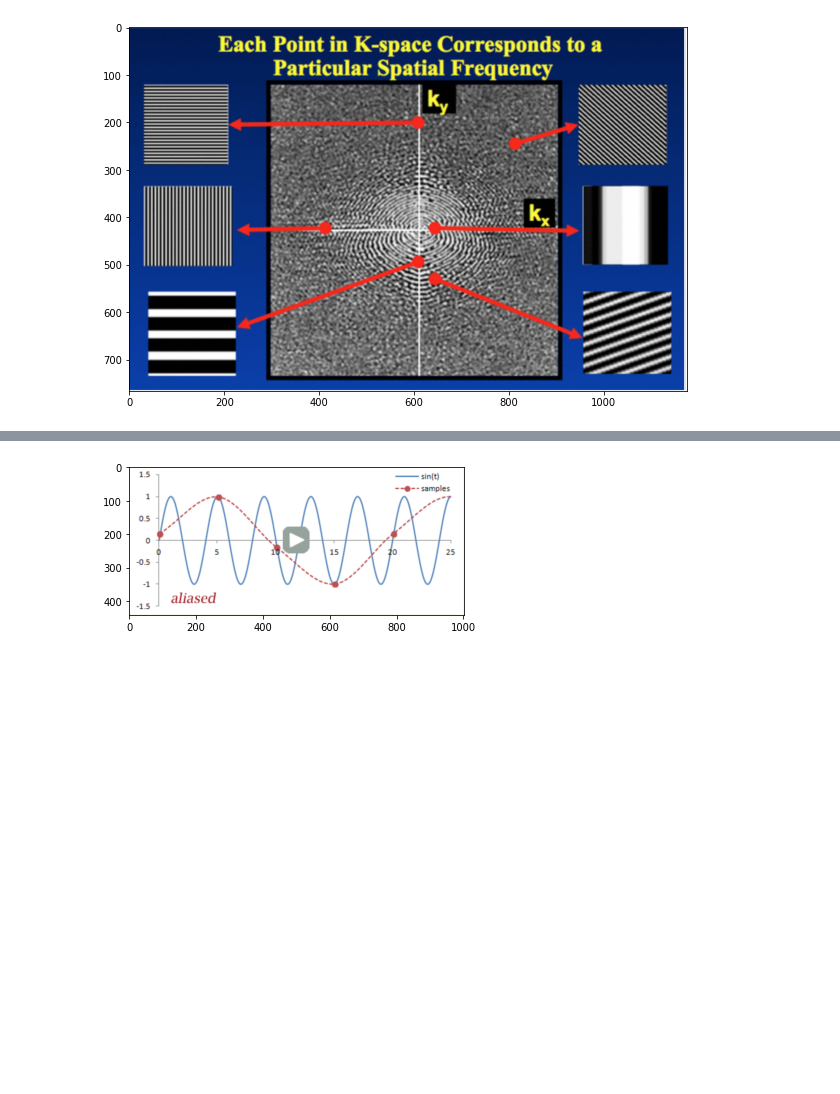
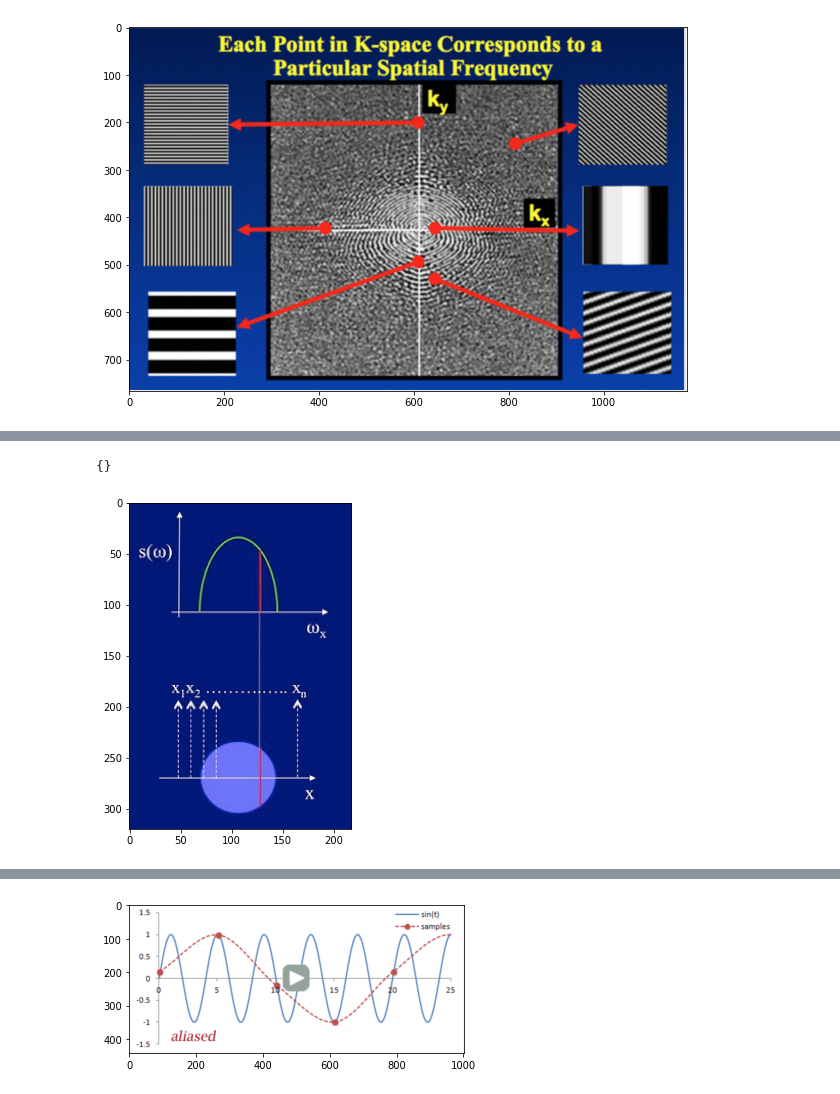
Before and after one commit to RGologorsky/fastmri, a Jupyter notebook: notes/01_notes_FastMRI.ipynb, the cells around one changed output, grey strips where cells are left out. Cells and saved outputs as stored; diff of their text form; code cells hidden in the pictures; blank space fills up the shorter version.

```diff
--- a/notes/01_notes_FastMRI.ipynb
+++ b/notes/01_notes_FastMRI.ipynb
@@ -189,0 +192,5 @@ Then the "echo" resulting from all the protons relaxing is composed of waves of
+# %%
+img_plot("profile.jpg")
+# %% [output]
+{}
+[figure, added]
```
Also changed, not shown: parts of 26 cells of this notebook, 5 other files.
